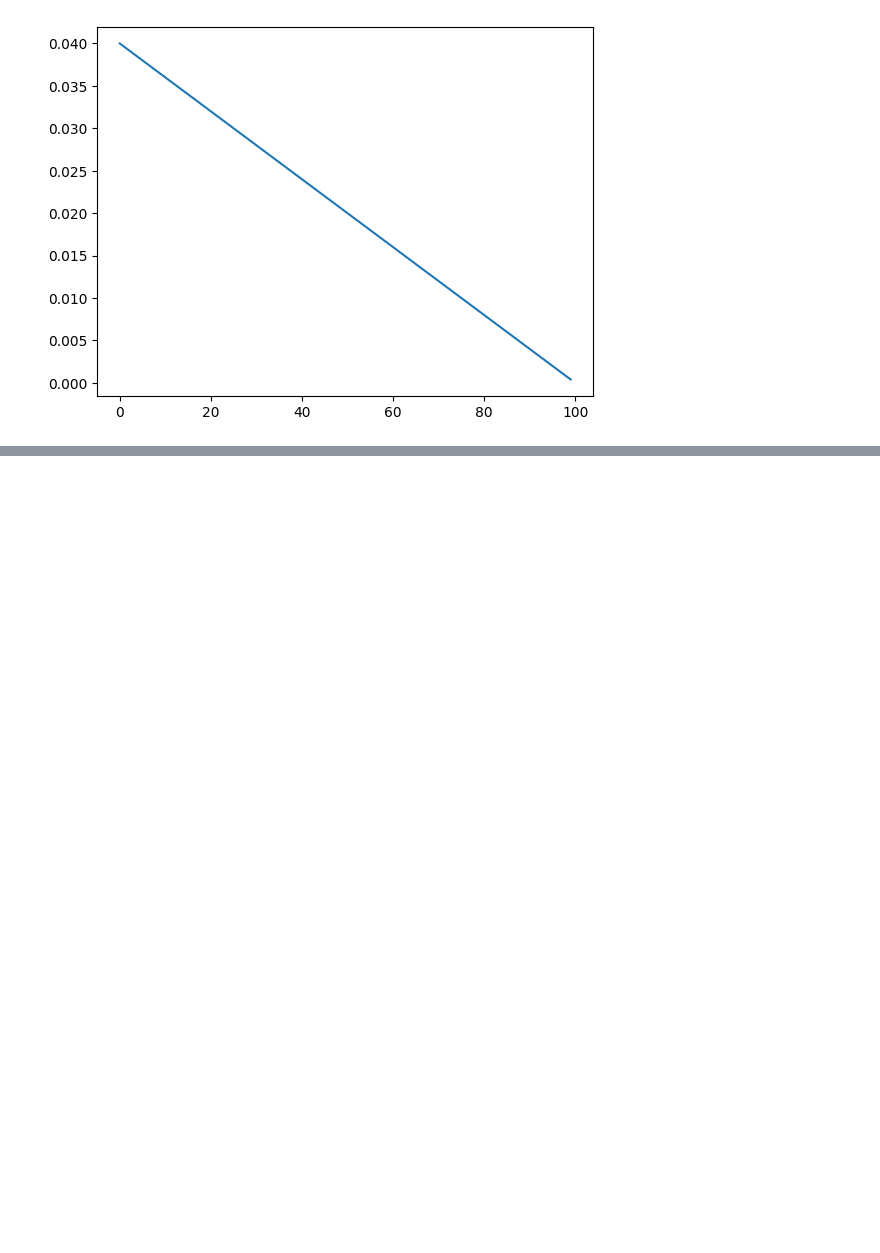
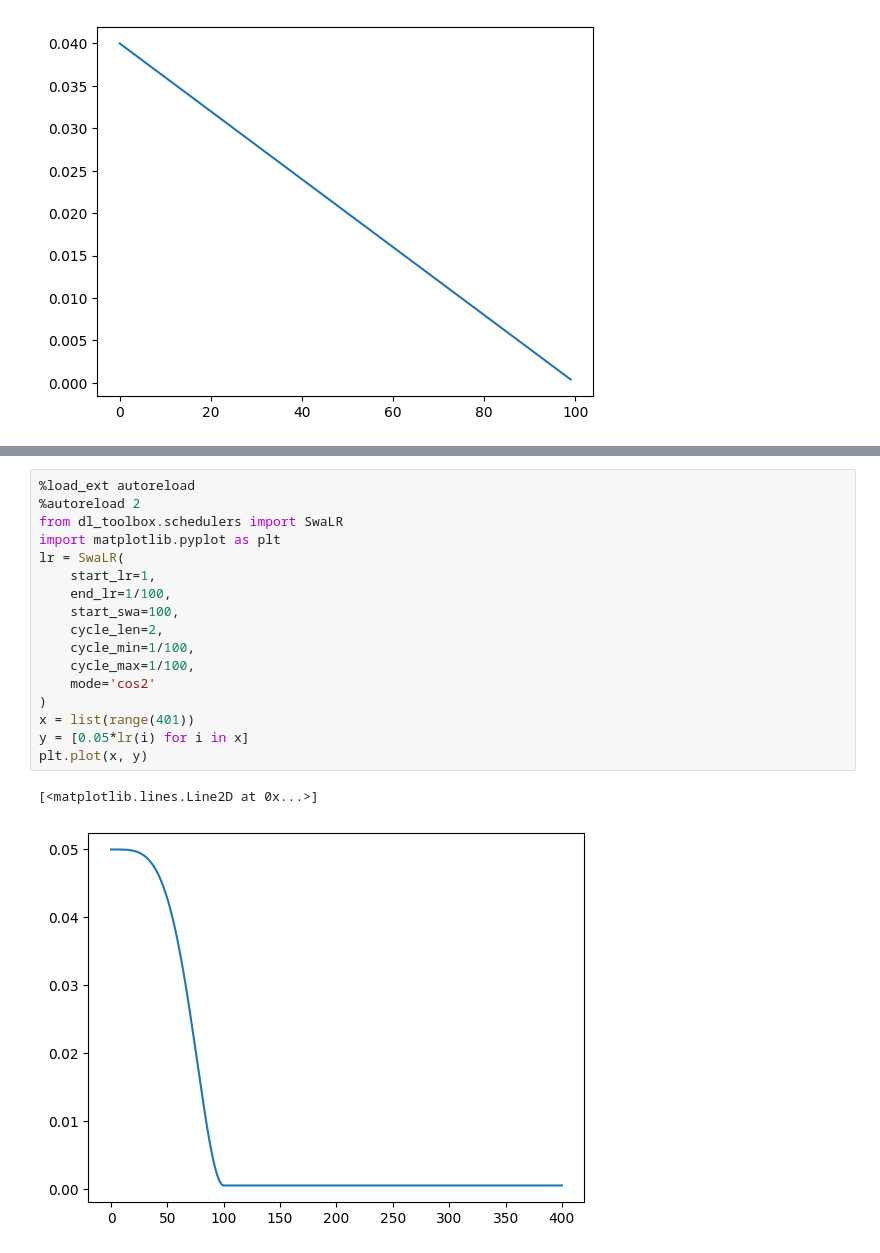
Before and after one commit to psFournier/dl_toolbox, a Jupyter notebook: dl_toolbox/utils/test_learning_rates.ipynb, the cells around one changed output, grey strips where cells are left out. Cells and saved outputs as stored; diff of their text form; blank space fills up the shorter version.

```diff
--- a/dl_toolbox/utils/test_learning_rates.ipynb
+++ b/dl_toolbox/utils/test_learning_rates.ipynb
@@ -28,0 +64,20 @@ plt.plot(x, y)
+# %%
+%load_ext autoreload
+%autoreload 2
+from dl_toolbox.schedulers import SwaLR
+import matplotlib.pyplot as plt
+lr = SwaLR(
+    start_lr=1,
+    end_lr=1/100,
+    start_swa=100,
+    cycle_len=2,
+    cycle_min=1/100,
+    cycle_max=1/100,
+    mode='cos2'
+)
+x = list(range(401))
+y = [0.05*lr(i) for i in x]
+plt.plot(x, y)
+# %% [output]
+[<matplotlib.lines.Line2D at 0x...>]
+[figure, added]
```
Also changed, not shown: parts of 3 cells of this notebook, 26 other files.
